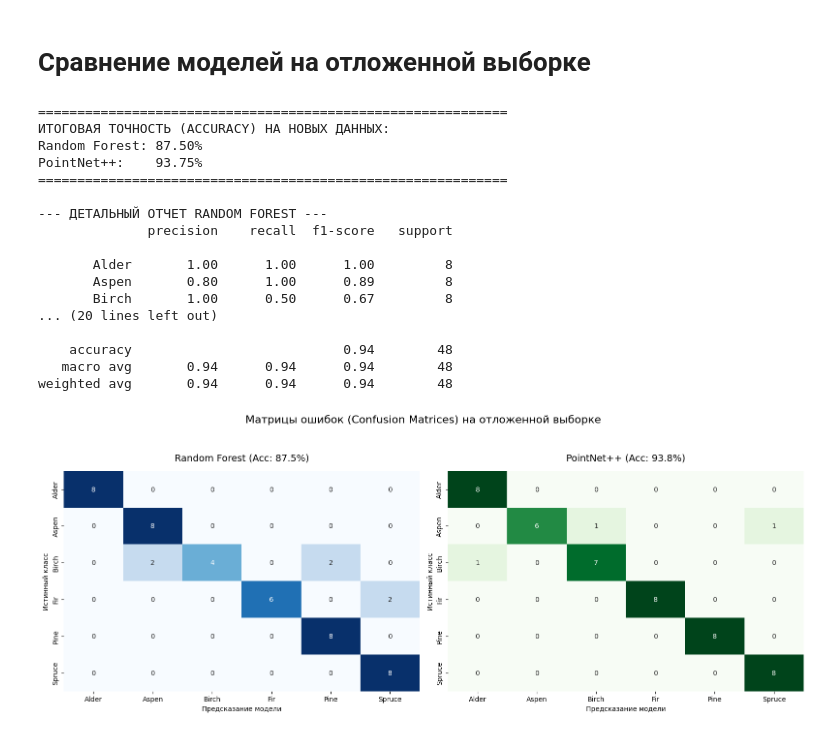
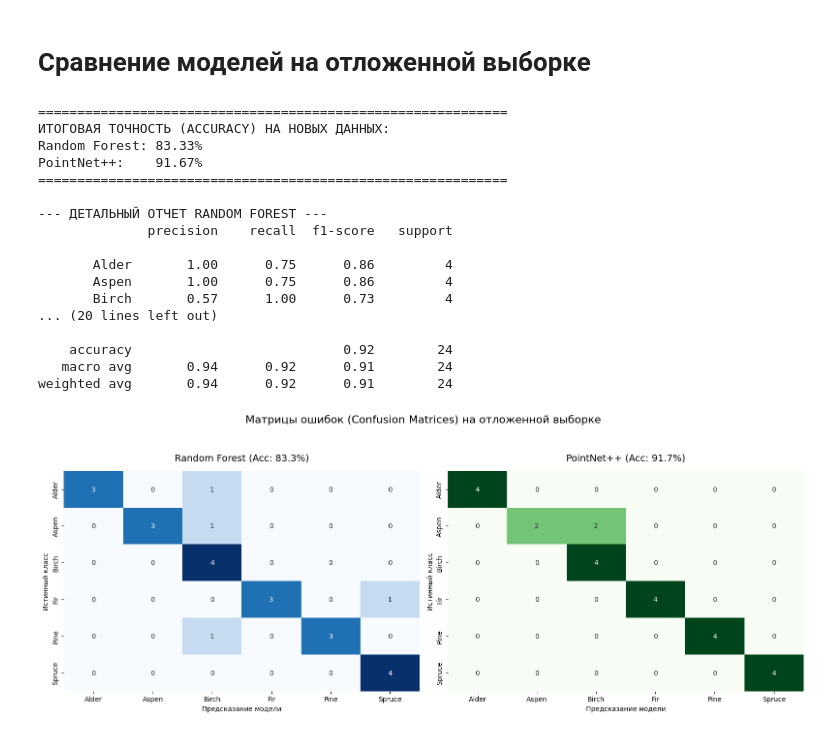
Before and after one commit to NotTheStas/COURSEPROJECT, a Jupyter notebook: Tree_Classification/Tree_Classification.ipynb, the cells around one changed output. Drawn from its saved outputs; the diff is of its cells as text; code cells hidden in the pictures.

```diff
--- a/Tree_Classification/Tree_Classification.ipynb
+++ b/Tree_Classification/Tree_Classification.ipynb
@@ -529,7 +529,7 @@ for class_idx, class_name in enumerate(class_names):
     test_folder = os.path.join(HOLDOUT_DIR, class_name)
     if not os.path.exists(test_folder): continue
 
-    las_files = glob.glob(os.path.join(test_folder, "*.las")) + glob.glob(os.path.join(test_folder, "*.LAS"))
+    las_files = list(set(glob.glob(os.path.join(test_folder, "*.las")) + glob.glob(os.path.join(test_folder, "*.LAS"))))
 
     for filepath in las_files:
         points = process_point_cloud(filepath)
@@ -583,42 +583,42 @@ fig.suptitle('Матрицы ошибок (Confusion Matrices) на отложе
 # Настройки для графиков
 cm_rf = confusion_matrix(y_true, y_pred_rf)
 cm_pn = confusion_matrix(y_true, y_pred_pn)
 
 # Random Forest
 sns.heatmap(cm_rf, annot=True, fmt='d', cmap='Blues', ax=axes[0],
             xticklabels=class_names, yticklabels=class_names, cbar=False)
 axes[0].set_title(f'Random Forest (Acc: {acc_rf*100:.1f}%)', fontsize=14, pad=15)
 axes[0].set_xlabel('Предсказание модели')
 axes[0].set_ylabel('Истинный класс')
 
 # PointNet++
 sns.heatmap(cm_pn, annot=True, fmt='d', cmap='Greens', ax=axes[1],
             xticklabels=class_names, yticklabels=class_names, cbar=False)
 axes[1].set_title(f'PointNet++ (Acc: {acc_pn*100:.1f}%)', fontsize=14, pad=15)
 axes[1].set_xlabel('Предсказание модели')
 axes[1].set_ylabel('Истинный класс')
 
 plt.tight_layout()
 plt.show()
 # %% [output]
 ============================================================
 ИТОГОВАЯ ТОЧНОСТЬ (ACCURACY) НА НОВЫХ ДАННЫХ:
-Random Forest: 87.50%
-PointNet++:    93.75%
+Random Forest: 83.33%
+PointNet++:    91.67%
 ============================================================
 
 --- ДЕТАЛЬНЫЙ ОТЧЕТ RANDOM FOREST ---
               precision    recall  f1-score   support
 
-       Alder       1.00      1.00      1.00         8
-       Aspen       0.80      1.00      0.89         8
-       Birch       1.00      0.50      0.67         8
+       Alder       1.00      0.75      0.86         4
+       Aspen       1.00      0.75      0.86         4
+       Birch       0.57      1.00      0.73         4
 ... (20 lines left out)
 
-    accuracy                           0.94        48
-   macro avg       0.94      0.94      0.94        48
-weighted avg       0.94      0.94      0.94        48
+    accuracy                           0.92        24
+   macro avg       0.94      0.92      0.91        24
+weighted avg       0.94      0.92      0.91        24
-[figure, old version]
+[figure, new version]
 # %%
 feature_names = [
     "Относит. Высота (Z)",
```
Also changed, not shown: parts of 1 cell of this notebook.
